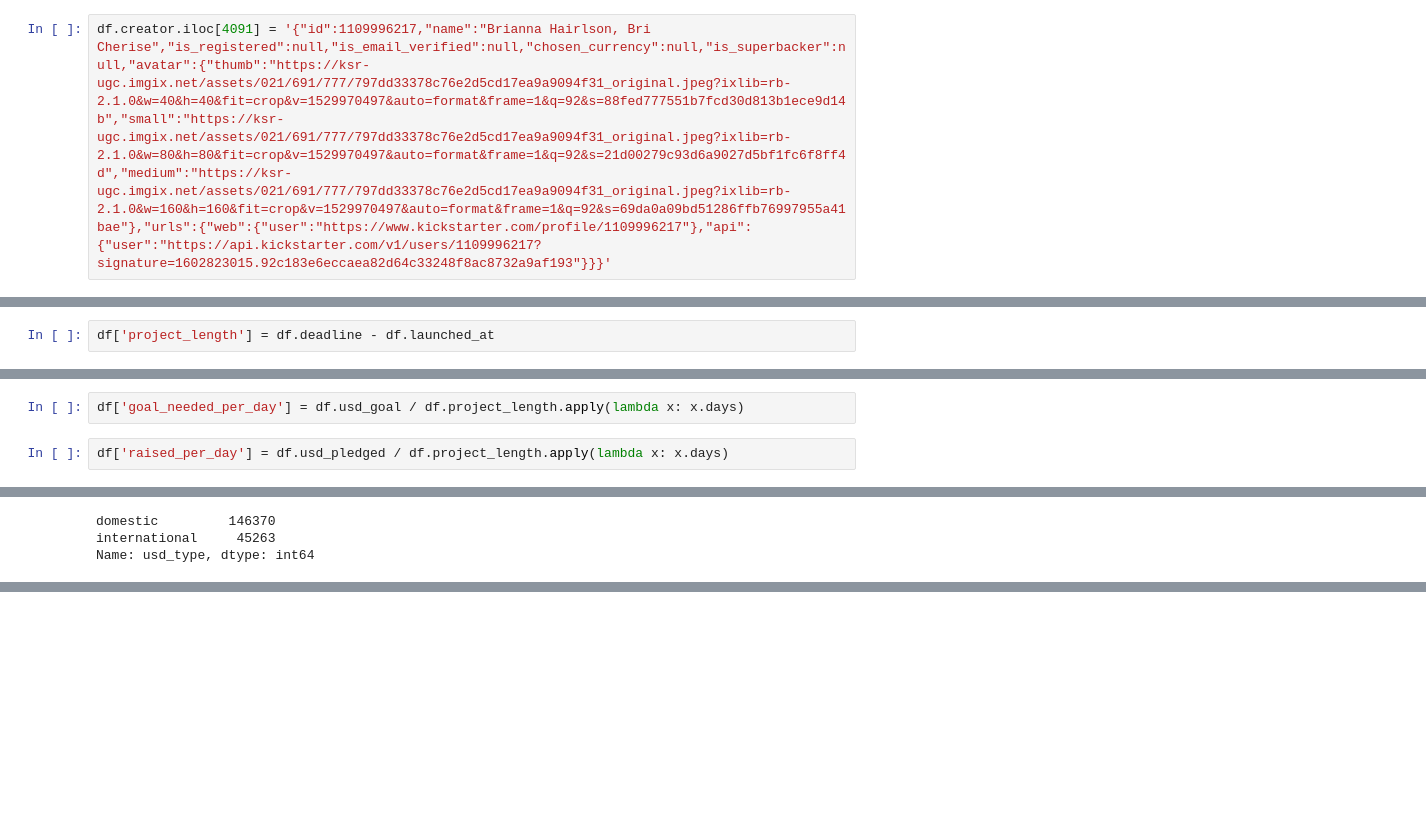
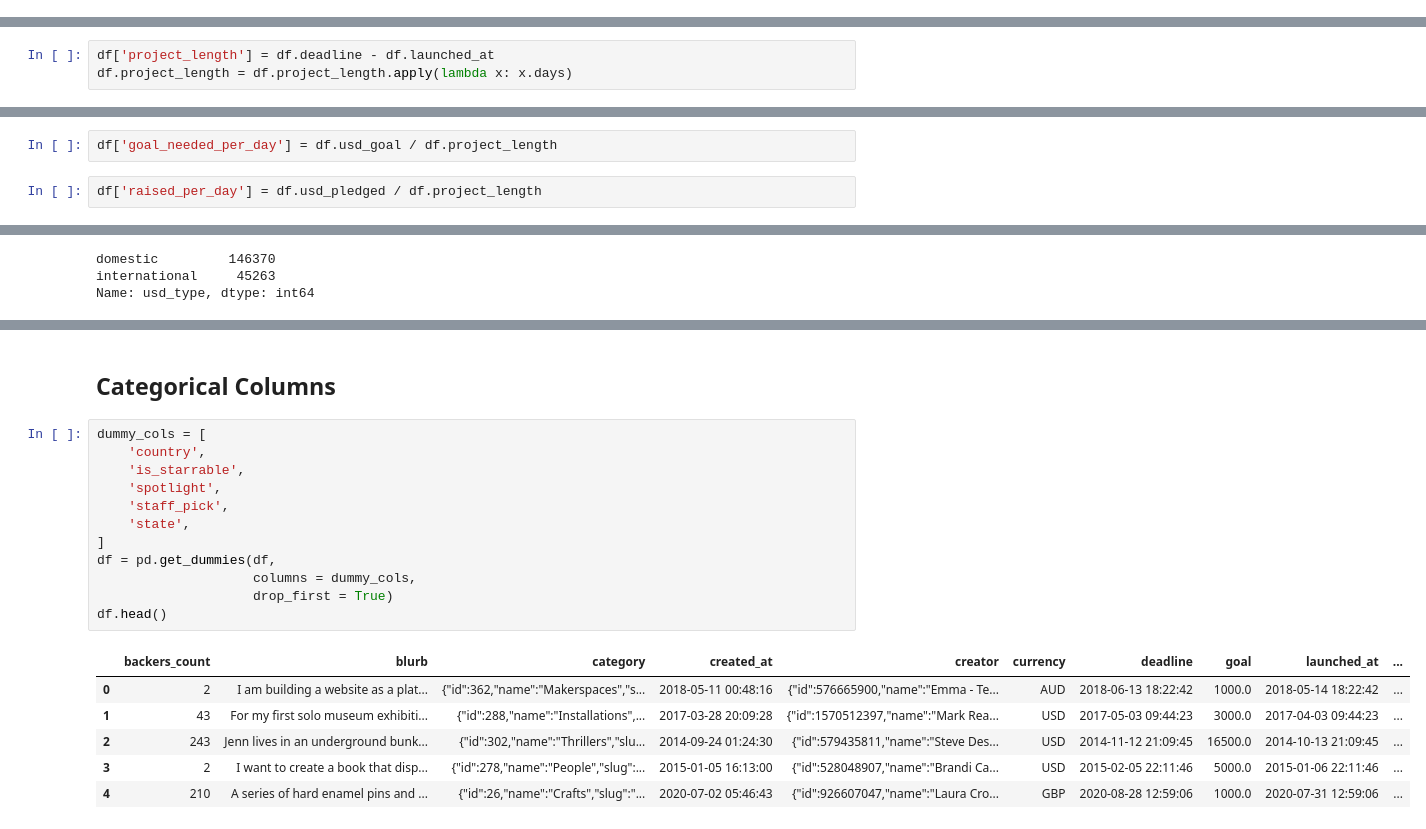
Before and after one commit to griffinhundley/kickstarter_success, a Jupyter notebook: notebooks/griff.ipynb, the cells around one changed output, grey strips where cells are left out. Drawn from its saved outputs; the diff is of its cells as text; blank space fills up the shorter version.

```diff
--- a/notebooks/griff.ipynb
+++ b/notebooks/griff.ipynb
@@ -201,2 +182,0 @@ JSONDecodeError: Expecting ',' delimiter: line 1 column 26 (char 25)
-# %%
-df.creator.iloc[4091] = '{"id":1109996217,"name":"Brianna Hairlson, Bri Cherise","is_registered":null,"is_email_verified":null,"chosen_currency":null,"is_superbacker":null,"avatar":{"thumb":"https://ksr-ugc.imgix.net/assets/021/691/777/797dd33378c76e2d5cd17ea9a9094f31_original.jpeg?ixlib=rb-2.1.0&w=40&h=40&fit=crop&v=1529970497&auto=format&frame=1&q=92&s=88fed777551b7fcd30d813b1ece9d14b","small":"https://ksr-ugc.imgix.net/assets/021/691/777/797dd33378c76e2d5cd17ea9a9094f31_original.jpeg?ixlib=rb-2.1.0&w=80&h=80&fit=crop&v=1529970497&auto=format&frame=1&q=92&s=21d00279c93d6a9027d5bf1fc6f8ff4d","medium":"https://ksr-ugc.imgix.net/assets/021/691/777/797dd33378c76e2d5cd17ea9a9094f31_original.jpeg?ixlib=rb-2.1.0&w=160&h=160&fit=crop&v=1529970497&auto=format&frame=1&q=92&s=69da0a09bd51286ffb76997955a41bae"},"urls":{"web":{"user":"https://www.kickstarter.com/profile/1109996217"},"api":{"user":"https://api.kickstarter.com/v1/users/1109996217?signature=1602823015.92c183e6eccaea82d64c33248f8ac8732a9af193"}}}'
@@ -247,6 +214,7 @@ Name: has_prior_success, dtype: int64
 We want to determine if the length of a project has an effect on the success of the campaign.
 # %%
 df['project_length'] = df.deadline - df.launched_at
+df.project_length = df.project_length.apply(lambda x: x.days)
 # %%
 len(df.blurb[0].split())
 # %% [output]
@@ -279,9 +247,9 @@ df['pledge_per_backer'] = np.where(df.backers_count == 0, 0, df.usd_pledged / df
 # %% [markdown]
 #### Goal timedelta
 # %%
-df['goal_needed_per_day'] = df.usd_goal / df.project_length.apply(lambda x: x.days)
+df['goal_needed_per_day'] = df.usd_goal / df.project_length
 # %%
-df['raised_per_day'] = df.usd_pledged / df.project_length.apply(lambda x: x.days)
+df['raised_per_day'] = df.usd_pledged / df.project_length
 # %%
 df.columns
 # %% [output]
@@ -301,0 +279,21 @@ Name: usd_type, dtype: int64
+# %% [markdown]
+## Categorical Columns
+# %%
+dummy_cols = [
+    'country',
+    'is_starrable',
+    'spotlight',
+    'staff_pick',
+    'state',
+]
+df = pd.get_dummies(df,
+                    columns = dummy_cols,
+                    drop_first = True)
+df.head()
+# %% [output]
+|  | backers_count | blurb | category | created_at | creator | currency | deadline | goal | launched_at | ... |
+| 0 | 2 | I am building a website as a plat... | {"id":362,"name":"Makerspaces","s... | 2018-05-11 00:48:16 | {"id":576665900,"name":"Emma - Te... | AUD | 2018-06-13 18:22:42 | 1000.0 | 2018-05-14 18:22:42 | ... |
+| 1 | 43 | For my first solo museum exhibiti... | {"id":288,"name":"Installations",... | 2017-03-28 20:09:28 | {"id":1570512397,"name":"Mark Rea... | USD | 2017-05-03 09:44:23 | 3000.0 | 2017-04-03 09:44:23 | ... |
+| 2 | 243 | Jenn lives in an underground bunk... | {"id":302,"name":"Thrillers","slu... | 2014-09-24 01:24:30 | {"id":579435811,"name":"Steve Des... | USD | 2014-11-12 21:09:45 | 16500.0 | 2014-10-13 21:09:45 | ... |
+| 3 | 2 | I want to create a book that disp... | {"id":278,"name":"People","slug":... | 2015-01-05 16:13:00 | {"id":528048907,"name":"Brandi Ca... | USD | 2015-02-05 22:11:46 | 5000.0 | 2015-01-06 22:11:46 | ... |
+| 4 | 210 | A series of hard enamel pins and ... | {"id":26,"name":"Crafts","slug":"... | 2020-07-02 05:46:43 | {"id":926607047,"name":"Laura Cro... | GBP | 2020-08-28 12:59:06 | 1000.0 | 2020-07-31 12:59:06 | ... |
```
Also changed, not shown: parts of 22 cells of this notebook.
